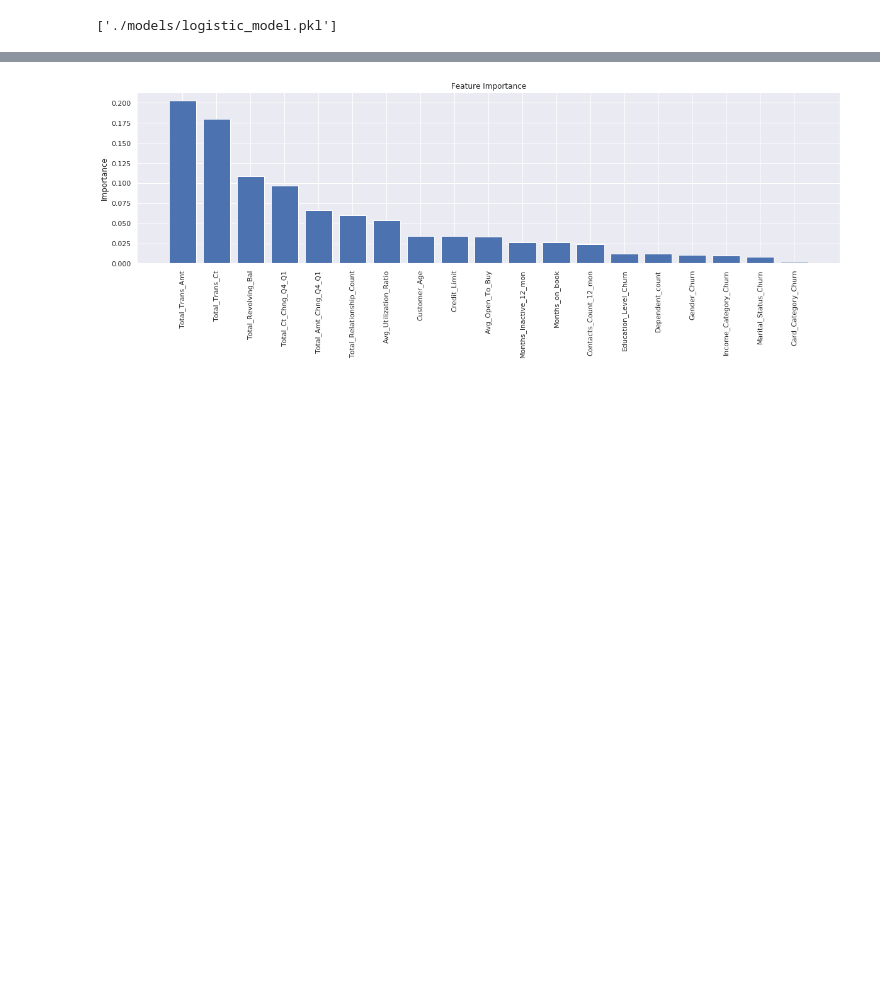
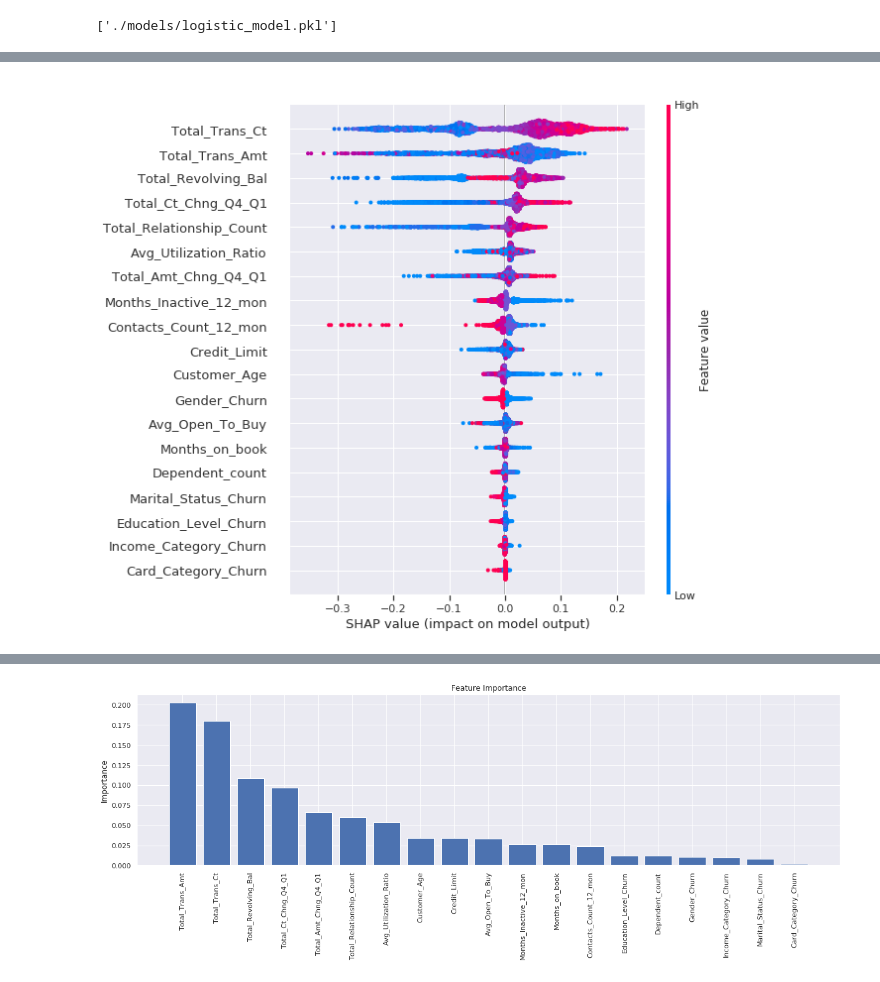
Before and after one commit to LastExile16/ml_devops_udacity, a Jupyter notebook: proj1_cutomer_churn/churn_notebook.ipynb, the cells around one changed output, grey strips where cells are left out. Saved outputs shown, nothing was run; the diff lists cells and outputs as text; code cells hidden in the pictures; blank space fills up the shorter version.

```diff
--- a/proj1_cutomer_churn/churn_notebook.ipynb
+++ b/proj1_cutomer_churn/churn_notebook.ipynb
@@ -321,0 +332,4 @@ shap.summary_plot(shap_values, X_test, plot_type="bar")
+# %%
+shap.summary_plot(shap_values[0], X_test, show=False, plot_type="dot");
+# %% [output]
+[figure, added]
```
Also changed, not shown: parts of 9 cells of this notebook, 3 other files.
